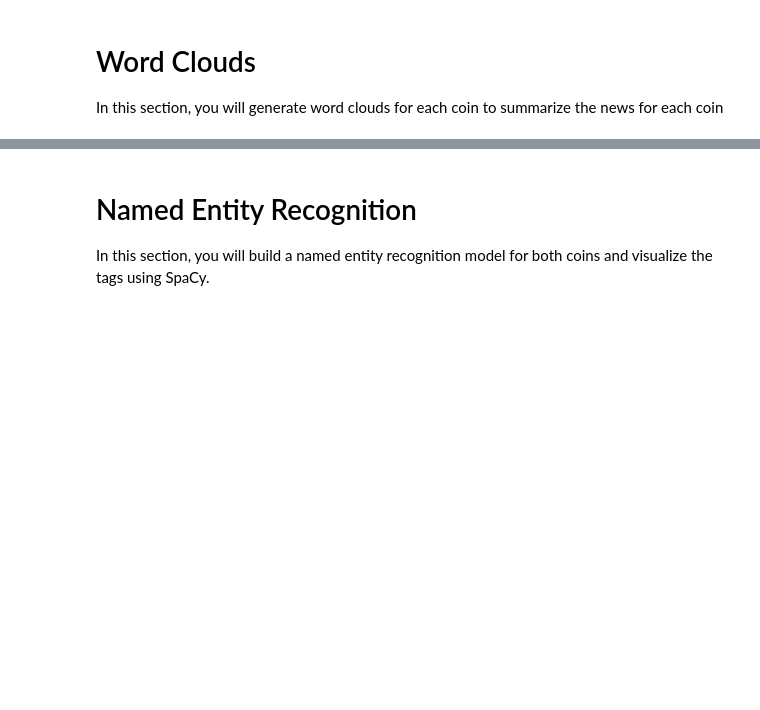
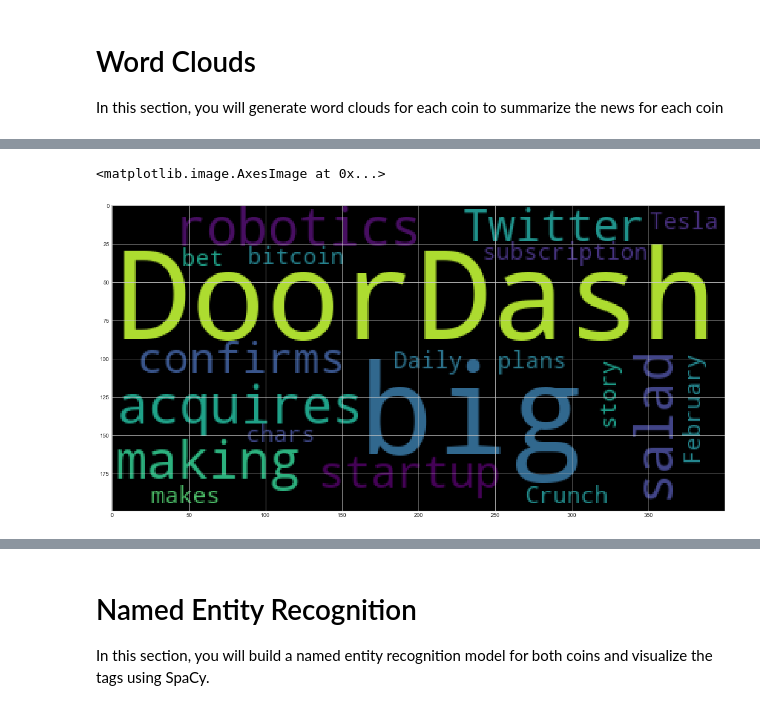
Before and after one commit to GonzaloGarciaContreras/hw12-nlp, a Jupyter notebook: code/crypto_sentiment_ggc.ipynb, the cells around one changed output, grey strips where cells are left out. Drawn from its saved outputs; the diff is of its cells as text; code cells hidden in the pictures; blank space fills up the shorter version.

Commit message:
WordCloud

```diff
--- a/code/crypto_sentiment_ggc.ipynb
+++ b/code/crypto_sentiment_ggc.ipynb
@@ -500,0 +518,6 @@ mpl.rcParams['figure.figsize'] = [20.0, 10.0]
+# %%
+wc = WordCloud().generate(bitcoin_articles["articles"][0]['content'])
+plt.imshow(wc)
+# %% [output]
+<matplotlib.image.AxesImage at 0x...>
+[figure, added]
```
Also changed, not shown: parts of 5 cells of this notebook.
